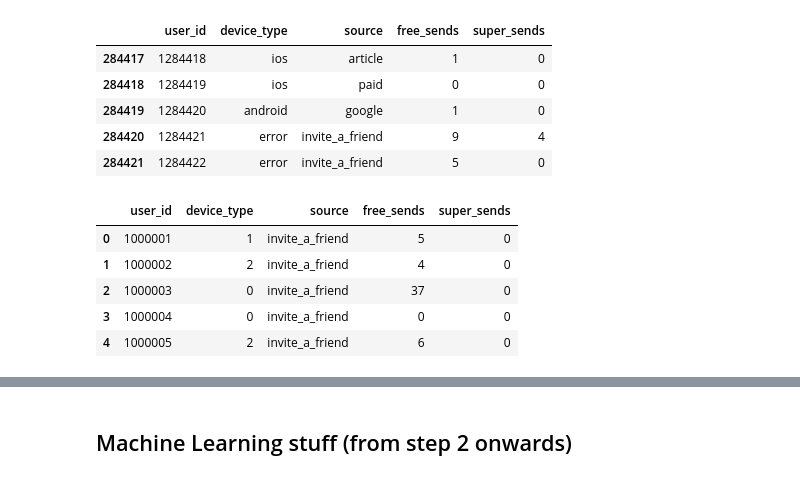
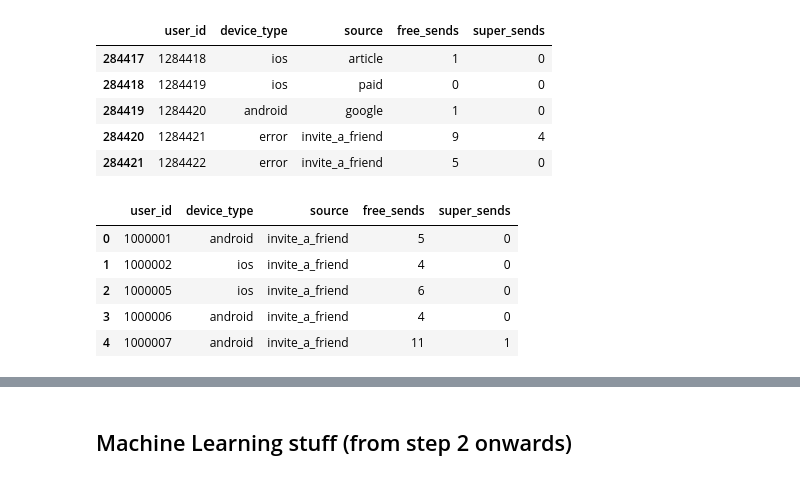
Before and after one commit to gabrielatrindade/send-a-tree, a Jupyter notebook: learning/python/tasks/task1-week5-6friday-MachineLearning.ipynb, the cells around one changed output, grey strips where cells are left out. Drawn from its saved outputs; the diff is of its cells as text; code cells hidden in the pictures.

```diff
--- a/learning/python/tasks/task1-week5-6friday-MachineLearning.ipynb
+++ b/learning/python/tasks/task1-week5-6friday-MachineLearning.ipynb
@@ -176,21 +176,16 @@ all_data.tail()
 | 284419 | 1284420 | android | google | 1 | 0 |
 | 284420 | 1284421 | error | invite_a_friend | 9 | 4 |
 | 284421 | 1284422 | error | invite_a_friend | 5 | 0 |
-# %%
-# replace device_type values
-# error to 0
-# android to 1
-# ios to 2
-
-data_replaced = all_data.replace('ios', 2)
-data_replaced = data_replaced.replace('android', 1)
-data_replaced = data_replaced.replace('error', 0)
-
-data_replaced.head()
-# %% [output]
-|  | user_id | device_type | source | free_sends | super_sends |
-| 0 | 1000001 | 1 | invite_a_friend | 5 | 0 |
-| 1 | 1000002 | 2 | invite_a_friend | 4 | 0 |
-| 2 | 1000003 | 0 | invite_a_friend | 37 | 0 |
-| 3 | 1000004 | 0 | invite_a_friend | 0 | 0 |
-| 4 | 1000005 | 2 | invite_a_friend | 6 | 0 |
+# %%
+# creating a dataframe with observations that have a real device_type
+known_values_device = all_data[(all_data.device_type=='android') |
+                               (all_data.device_type=='ios')].reset_index(drop=True)
+
+known_values_device.head()
+# %% [output]
+|  | user_id | device_type | source | free_sends | super_sends |
+| 0 | 1000001 | android | invite_a_friend | 5 | 0 |
+| 1 | 1000002 | ios | invite_a_friend | 4 | 0 |
+| 2 | 1000005 | ios | invite_a_friend | 6 | 0 |
+| 3 | 1000006 | android | invite_a_friend | 4 | 0 |
+| 4 | 1000007 | android | invite_a_friend | 11 | 1 |
```
Also changed, not shown: parts of 8 cells of this notebook.
